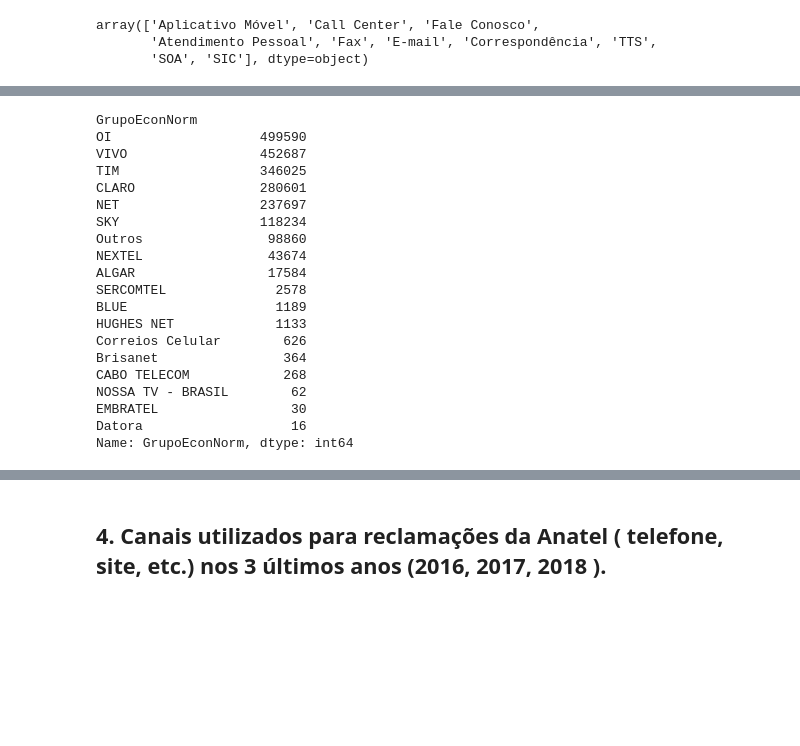
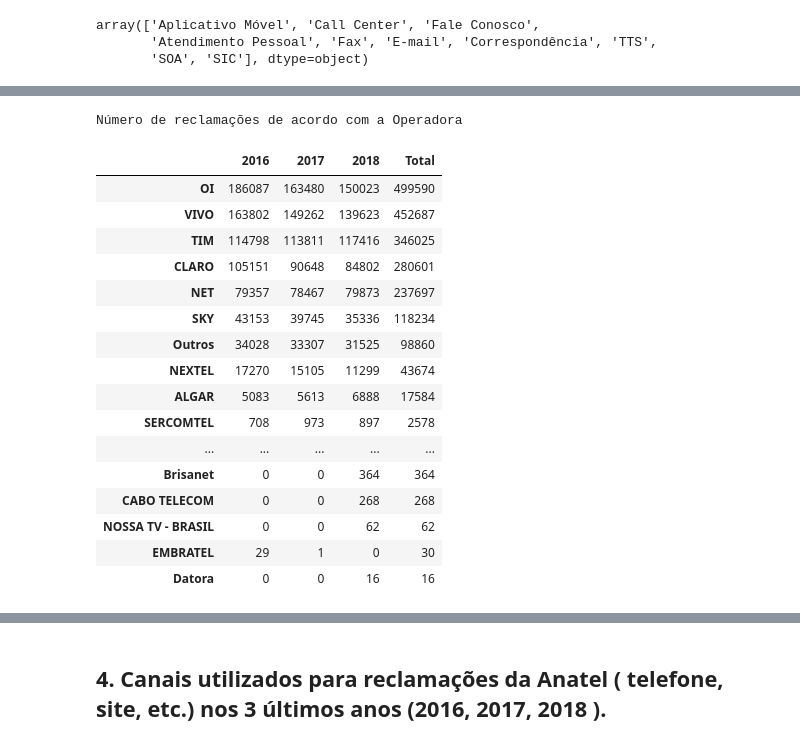
Before and after one commit to Rafaelcvo/dataset_anatel_pos, a Jupyter notebook: anatel.ipynb, the cells around one changed output, grey strips where cells are left out. Drawn from its saved outputs; the diff is of its cells as text; code cells hidden in the pictures; blank space fills up the shorter version.

```diff
--- a/anatel.ipynb
+++ b/anatel.ipynb
@@ -301,30 +255,37 @@ VIVO                 452687
 Name: GrupoEconNorm, dtype: int64
-# %%
-#agrupando por grupo econômico e contando quantidade de registrose ordenando em ordem decrescente
-
-street_names_cleaned = df_anatel.GrupoEconNorm.str.strip()
-street_names_cleaned.groupby(street_names_cleaned).count().head(20)
-
-count = street_names_cleaned.groupby(street_names_cleaned).count()
-count.sort_values(ascending=False).head(20)
-# %% [output]
-GrupoEconNorm
-OI                   499590
-VIVO                 452687
-TIM                  346025
-CLARO                280601
-NET                  237697
-SKY                  118234
-Outros                98860
-NEXTEL                43674
-ALGAR                 17584
-SERCOMTEL              2578
-BLUE                   1189
-HUGHES NET             1133
-Correios Celular        626
-Brisanet                364
-CABO TELECOM            268
-NOSSA TV - BRASIL        62
-EMBRATEL                 30
-Datora                   16
-Name: GrupoEconNorm, dtype: int64
+# %%
+#Calculo da quantidade total de reclamaçoes por serviço e em seguida calculado de cada ano.
+
+GrupoEconNormTotal = df_anatel['GrupoEconNorm'].value_counts()
+GrupoEconNorm16 = df_anatel[df_anatel['Ano']==2016]['GrupoEconNorm'].value_counts()
+GrupoEconNorm17 = df_anatel[df_anatel['Ano']==2017]['GrupoEconNorm'].value_counts()
+GrupoEconNorm18 = df_anatel[df_anatel['Ano']==2018]['GrupoEconNorm'].value_counts()
+# %%
+#Crianção de um novo dataframe com as informações do numero de reclamações pelo ano e o total de acordo com
+#cada serviço.
+
+df_GrupoEconNorm = {2016:GrupoEconNorm16,2017:GrupoEconNorm17,2018:GrupoEconNorm18,'Total':GrupoEconNormTotal}
+df_GrupoEconNorm = pd.DataFrame(data=df_GrupoEconNorm)
+df_GrupoEconNorm = df_GrupoEconNorm.fillna(0).astype('int64')
+
+print("Número de reclamações de acordo com a Operadora")
+df_GrupoEconNorm.sort_values(by='Total',ascending=False)
+# %% [output]
+Número de reclamações de acordo com a Operadora
+|  | 2016 | 2017 | 2018 | Total |
+| OI | 186087 | 163480 | 150023 | 499590 |
+| VIVO | 163802 | 149262 | 139623 | 452687 |
+| TIM | 114798 | 113811 | 117416 | 346025 |
+| CLARO | 105151 | 90648 | 84802 | 280601 |
+| NET | 79357 | 78467 | 79873 | 237697 |
+| SKY | 43153 | 39745 | 35336 | 118234 |
+| Outros | 34028 | 33307 | 31525 | 98860 |
+| NEXTEL | 17270 | 15105 | 11299 | 43674 |
+| ALGAR | 5083 | 5613 | 6888 | 17584 |
+| SERCOMTEL | 708 | 973 | 897 | 2578 |
+| ... | ... | ... | ... | ... |
+| Brisanet | 0 | 0 | 364 | 364 |
+| CABO TELECOM | 0 | 0 | 268 | 268 |
+| NOSSA TV - BRASIL | 0 | 0 | 62 | 62 |
+| EMBRATEL | 29 | 1 | 0 | 30 |
+| Datora | 0 | 0 | 16 | 16 |
```
Also changed, not shown: parts of 12 cells of this notebook.
